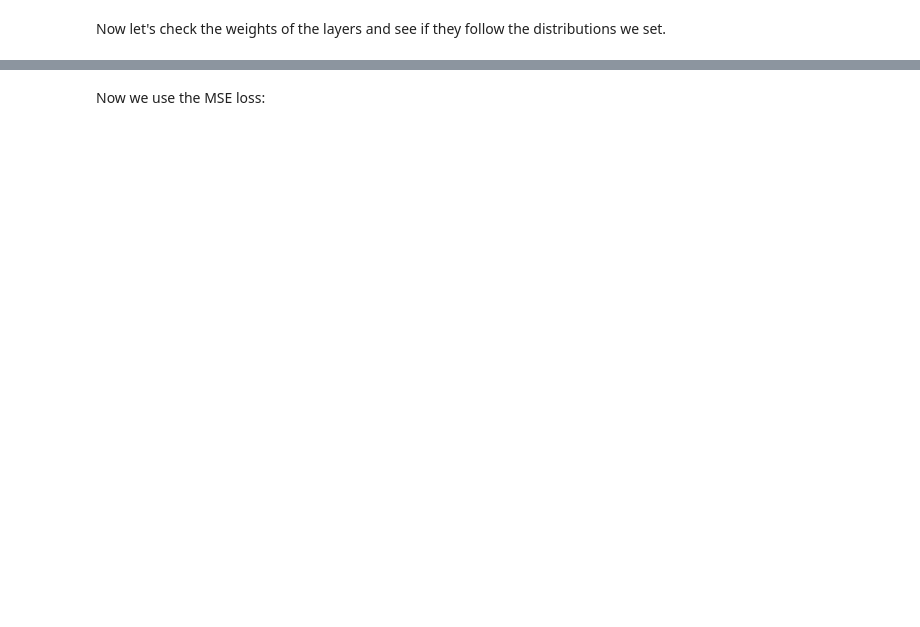
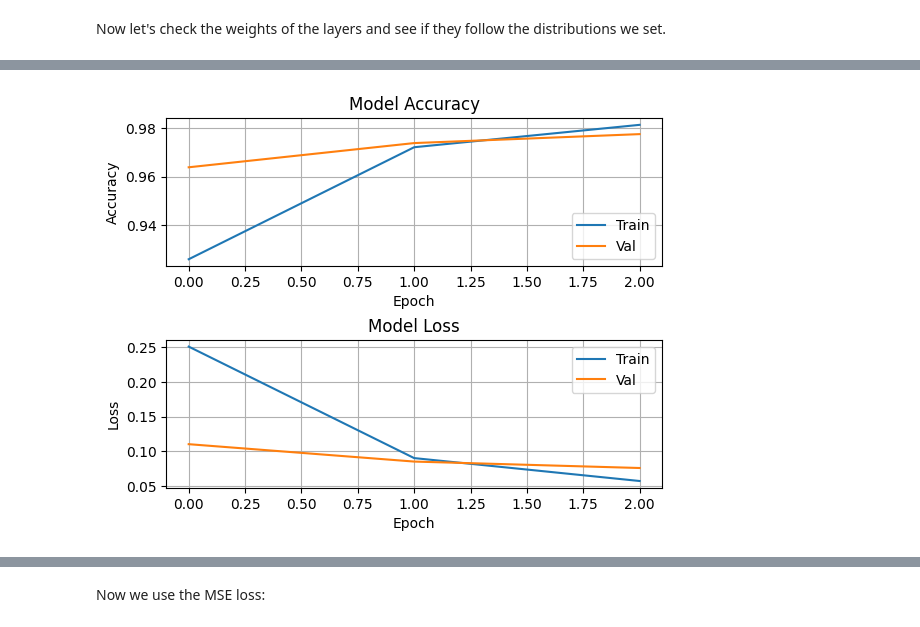
Before and after one commit to MatchLab-Imperial/deep-learning-course, a Jupyter notebook: 03_Network_Training.ipynb, the cells around one changed output, grey strips where cells are left out. Cells and saved outputs as stored; diff of their text form; code cells hidden in the pictures; blank space fills up the shorter version.

```diff
--- a/03_Network_Training.ipynb
+++ b/03_Network_Training.ipynb
@@ -203,0 +452,20 @@ plot_history(history, 'mean_absolute_error')
+# %%
+# Load model and data (MNIST)
+model, train_loader, test_loader = get_data_model()
+
+# Define the loss: CrossEntropyLoss
+criterion = nn.CrossEntropyLoss()
+
+optimizer = torch.optim.Adam(model.parameters(), lr=1e-3)
+
+history = train(
+    model,
+    train_loader,
+    criterion,
+    optimizer,
+    num_epochs=3,
+    val_loader=test_loader
+)
+
+plot_history(history, 'accuracy')
+# %% [output]
@@ -203,0 +475 @@ plot_history(history, 'mean_absolute_error')
+[figure, added]
```
Also changed, not shown: parts of 167 cells of this notebook.
